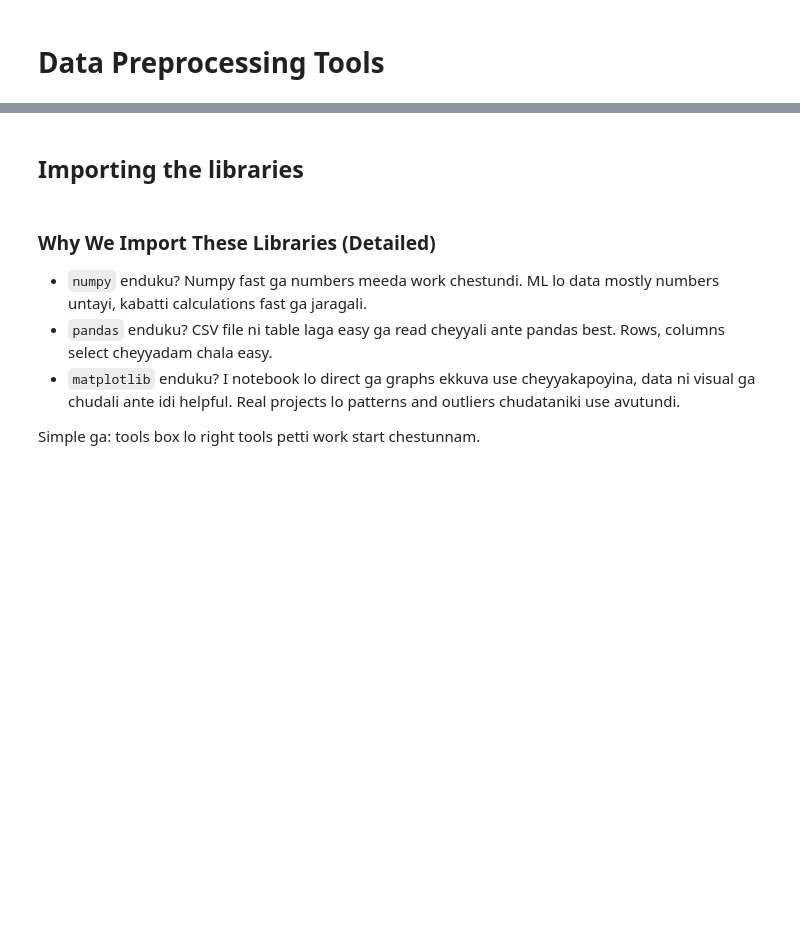
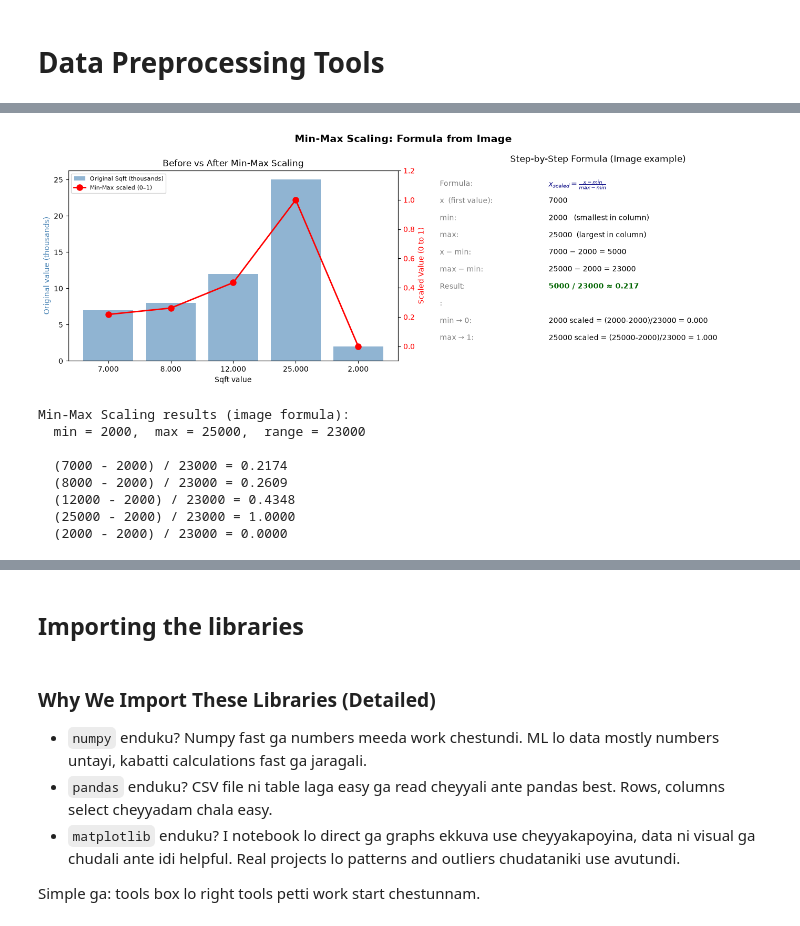
Before and after one commit to saikumarreddyk510-byte/AILearnings, a Jupyter notebook: ML/dataPreprocessing/data_preprocessing_tools.ipynb, the cells around one changed output, grey strips where cells are left out. Saved outputs shown, nothing was run; the diff lists cells and outputs as text; code cells hidden in the pictures; blank space fills up the shorter version.

```diff
--- a/ML/dataPreprocessing/data_preprocessing_tools.ipynb
+++ b/ML/dataPreprocessing/data_preprocessing_tools.ipynb
@@ -2,0 +1446,80 @@
+# %%
+import numpy as np
+import matplotlib.pyplot as plt
+from sklearn.preprocessing import MinMaxScaler
+
+# Image lo unna exact Sqft values
+sqft = np.array([7000, 8000, 12000, 25000, 2000])
+
+# Min-Max formula manually (image lo chupinchinatu)
+x_min, x_max = sqft.min(), sqft.max()
+sqft_mm_manual = (sqft - x_min) / (x_max - x_min)
+
+# sklearn MinMaxScaler tho verify
+mm_scaler = MinMaxScaler()
+sqft_mm_sklearn = mm_scaler.fit_transform(sqft.reshape(-1, 1)).flatten()
+
+fig, axes = plt.subplots(1, 2, figsize=(14, 5))
+fig.suptitle('Min-Max Scaling: Formula from Image', fontsize=14, fontweight='bold')
+
+labels_short = [f'{v:,}' for v in sqft]
+
+# ── Plot 1: Before vs After Min-Max ──
+ax = axes[0]
+x_pos = np.arange(len(sqft))
+bars = ax.bar(x_pos, sqft / 1000, color='steelblue', alpha=0.6, label='Original Sqft (thousands)')
+ax2  = ax.twinx()
+ax2.plot(x_pos, sqft_mm_manual, 'ro-', linewidth=2, markersize=8, label='Min-Max scaled (0–1)')
+ax2.set_ylim(-0.1, 1.2)
+ax2.set_ylabel('Scaled Value (0 to 1)', color='red')
+ax2.tick_params(axis='y', labelcolor='red')
+ax.set_xticks(x_pos); ax.set_xticklabels(labels_short)
+ax.set_xlabel('Sqft value'); ax.set_ylabel('Original value (thousands)', color='steelblue')
+ax.set_title('Before vs After Min-Max Scaling')
+lines1, labels1 = ax.get_legend_handles_labels()
+lines2, labels2 = ax2.get_legend_handles_labels()
+ax.legend(lines1 + lines2, labels1 + labels2, loc='upper left', fontsize=8)
+
+# ── Plot 2: Formula step-by-step for first value (7000) ──
+ax = axes[1]
+ax.axis('off')
+formula_steps = [
+    ("Formula",          r"$x_{scaled} = \frac{x - min}{max - min}$"),
+    ("x  (first value)", "7000"),
+    ("min",              "2000   (smallest in column)"),
+    ("max",              "25000  (largest in column)"),
+    ("x − min",          "7000 − 2000 = 5000"),
+    ("max − min",        "25000 − 2000 = 23000"),
+    ("Result",           "5000 / 23000 ≈ 0.217"),
+    ("",                 ""),
+    ("min → 0",          "2000 scaled = (2000-2000)/23000 = 0.000"),
+    ("max → 1",          "25000 scaled = (25000-2000)/23000 = 1.000"),
+]
+for row, (label, val) in enumerate(formula_steps):
+    color = 'darkgreen' if 'Result' in label else ('navy' if 'Formula' in label else 'black')
+    weight = 'bold' if label in ('Formula', 'Result') else 'normal'
+    ax.text(0.02, 0.95 - row * 0.09, f"{label}:", fontsize=10, color='gray',
+            transform=ax.transAxes, va='top')
+    ax.text(0.35, 0.95 - row * 0.09, val, fontsize=10, color=color, weight=weight,
+            transform=ax.transAxes, va='top')
+ax.set_title('Step-by-Step Formula (Image example)', pad=12)
+
+plt.tight_layout()
+plt.show()
+
+# Print all scaled values
+print("Min-Max Scaling results (image formula):")
+print(f"  min = {x_min},  max = {x_max},  range = {x_max - x_min}")
+print()
+for orig, scaled in zip(sqft, sqft_mm_manual):
+    print(f"  ({orig} - {x_min}) / {x_max - x_min} = {scaled:.4f}")
+# %% [output]
+[figure, added]
+Min-Max Scaling results (image formula):
+  min = 2000,  max = 25000,  range = 23000
+
+  (7000 - 2000) / 23000 = 0.2174
+  (8000 - 2000) / 23000 = 0.2609
+  (12000 - 2000) / 23000 = 0.4348
+  (25000 - 2000) / 23000 = 1.0000
+  (2000 - 2000) / 23000 = 0.0000
```
Also changed, not shown: parts of 91 cells of this notebook.
